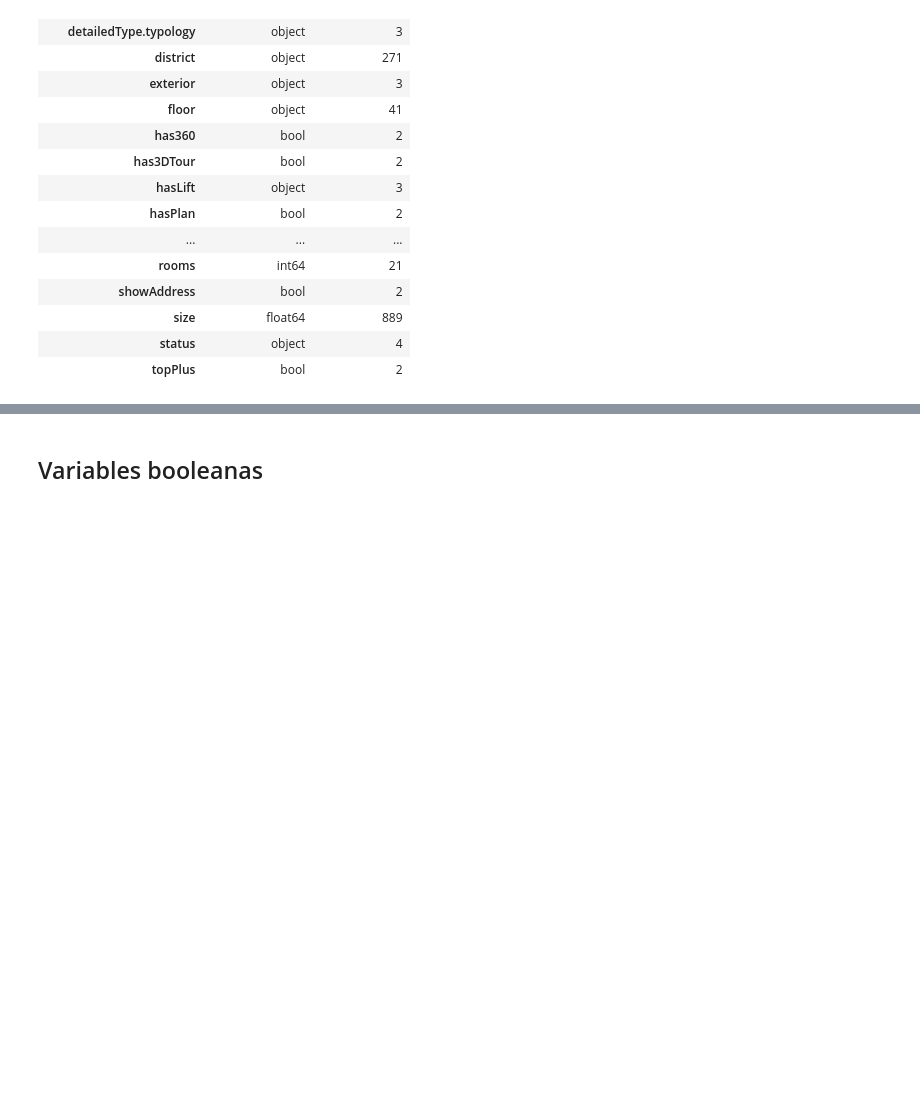
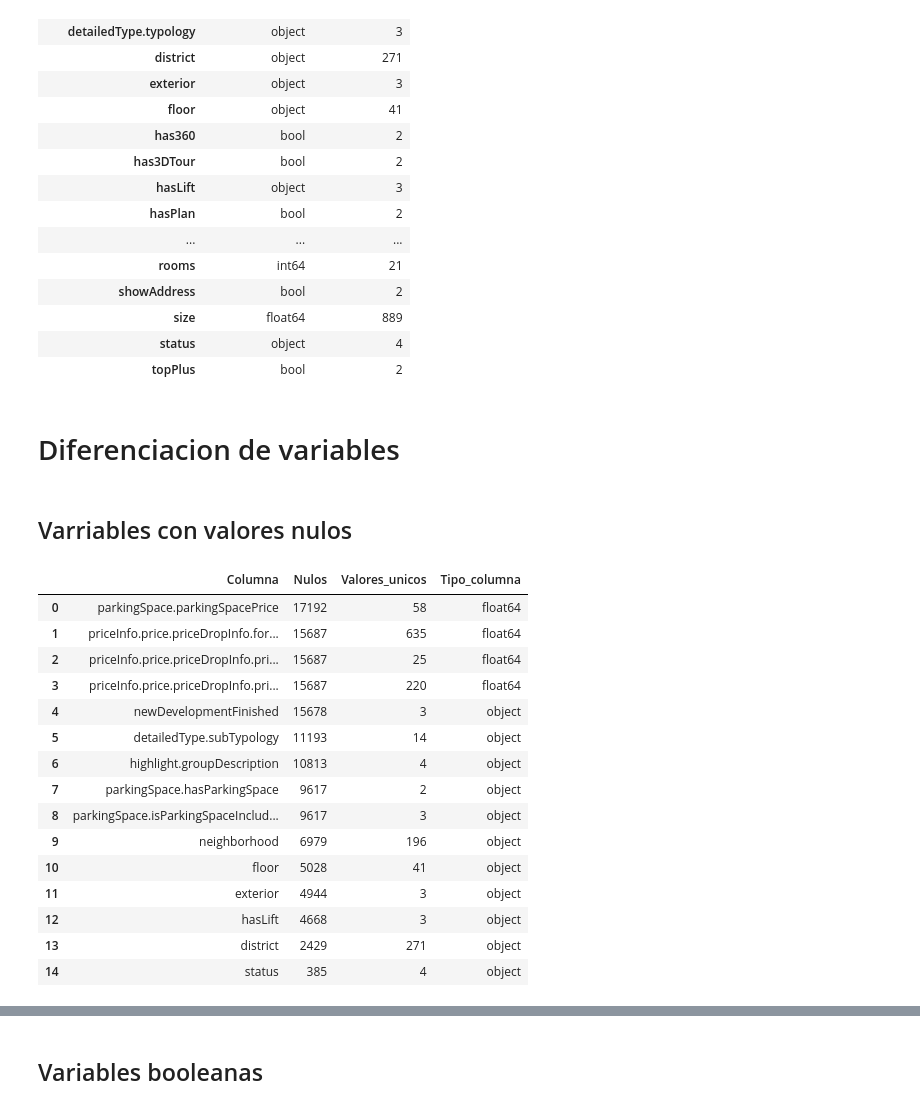
Before and after one commit to guille1006/TFM, a Jupyter notebook: TFM_procesamiento.ipynb, the cells around one changed output, grey strips where cells are left out. Cells and saved outputs as stored; diff of their text form; code cells hidden in the pictures; blank space fills up the shorter version.

Commit message:
variables nulas basicas

```diff
--- a/TFM_procesamiento.ipynb
+++ b/TFM_procesamiento.ipynb
@@ -69,3 +71,41 @@ mask = info_types["Valores únicos"][info_types["Valores únicos"] < 25].index
 
 
 df_frec = tabla_valores_unicos(df_copy[mask])
+# %% [markdown]
+# Diferenciacion de variables
+# %% [markdown]
+## Varriables con valores nulos
+# %%
+df_nulls = (
+    df_copy.isnull().sum()
+    .to_frame(name="Nulos")
+    .query("Nulos > 0")
+    .assign(
+        Valores_unicos = df_copy.nunique(dropna=False)
+    )
+    .assign(
+        Tipo_columna = df_copy.dtypes
+    )
+    .sort_values(by="Nulos", ascending=False)
+    .reset_index()
+    .rename(columns={"index": "Columna"})
+)
+
+display(df_nulls)
+# %% [output]
+|  | Columna | Nulos | Valores_unicos | Tipo_columna |
+| 0 | parkingSpace.parkingSpacePrice | 17192 | 58 | float64 |
+| 1 | priceInfo.price.priceDropInfo.for... | 15687 | 635 | float64 |
+| 2 | priceInfo.price.priceDropInfo.pri... | 15687 | 25 | float64 |
+| 3 | priceInfo.price.priceDropInfo.pri... | 15687 | 220 | float64 |
+| 4 | newDevelopmentFinished | 15678 | 3 | object |
+| 5 | detailedType.subTypology | 11193 | 14 | object |
+| 6 | highlight.groupDescription | 10813 | 4 | object |
+| 7 | parkingSpace.hasParkingSpace | 9617 | 2 | object |
+| 8 | parkingSpace.isParkingSpaceInclud... | 9617 | 3 | object |
+| 9 | neighborhood | 6979 | 196 | object |
+| 10 | floor | 5028 | 41 | object |
+| 11 | exterior | 4944 | 3 | object |
+| 12 | hasLift | 4668 | 3 | object |
+| 13 | district | 2429 | 271 | object |
+| 14 | status | 385 | 4 | object |
```
Also changed, not shown: parts of 15 cells of this notebook.
